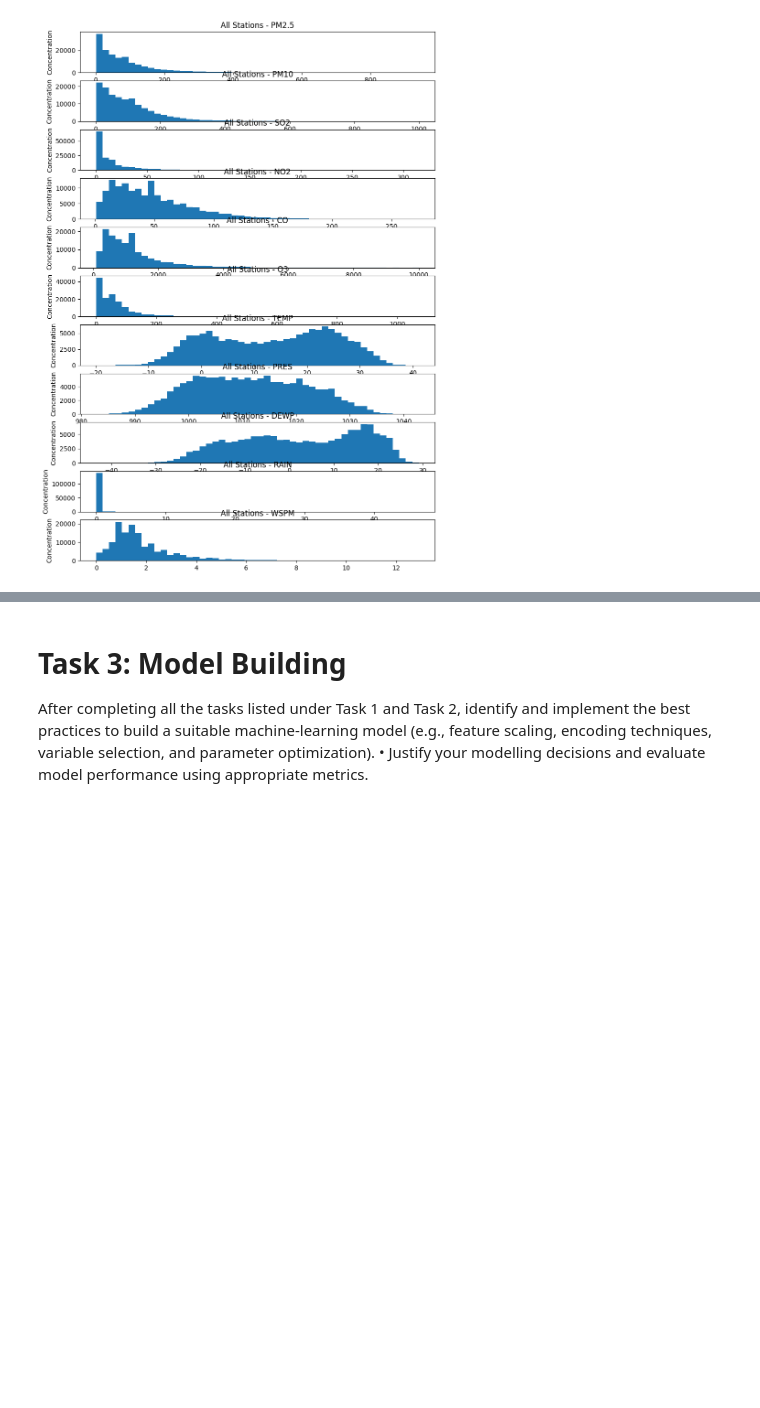
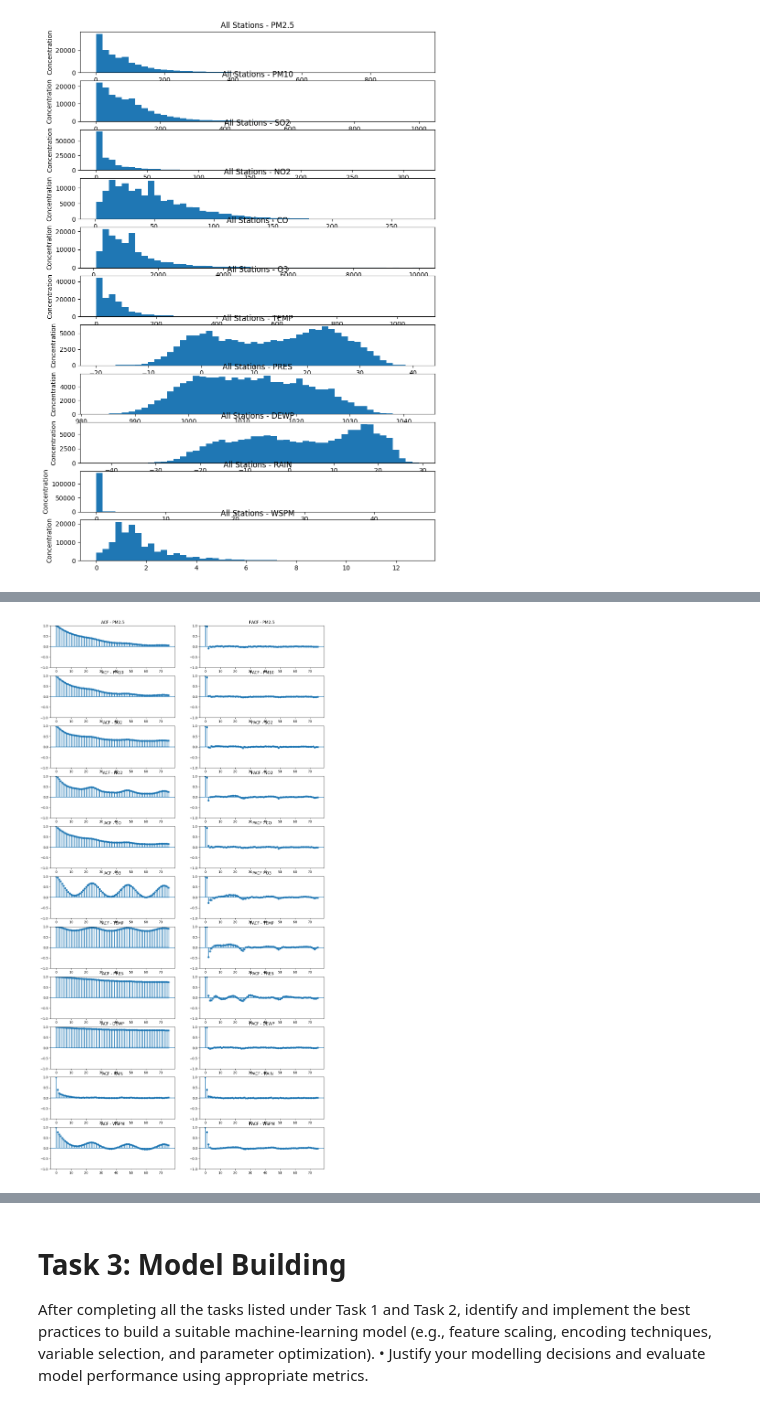
Before and after one commit to almar5855/CMP7005_PRAC1, a Jupyter notebook: st20339453 CMP7005 PRAC1.ipynb, the cells around one changed output, grey strips where cells are left out. Saved outputs shown, nothing was run; the diff lists cells and outputs as text; code cells hidden in the pictures; blank space fills up the shorter version.

```diff
--- a/st20339453 CMP7005 PRAC1.ipynb
+++ b/st20339453 CMP7005 PRAC1.ipynb
@@ -354,0 +280,12 @@ plot_distributions('All Stations', station_data, pollution_components + meteorol
+# %%
+from statsmodels.graphics.tsaplots import plot_acf, plot_pacf
+
+components = pollution_components + meteorological_components
+fig, ax = plt.subplots(len(components), 2, figsize=(15,30))
+
+for i, stat in enumerate(pollution_components + meteorological_components):
+    plot_acf(station_data[stat], lags=75, title=f'ACF - {stat}', ax=ax[i, 0])
+    plot_pacf(station_data[stat], lags=75, title=f'PACF - {stat}', ax=ax[i, 1])
+plt.show()
+# %% [output]
+[figure, added]
```
Also changed, not shown: parts of 14 cells of this notebook.
